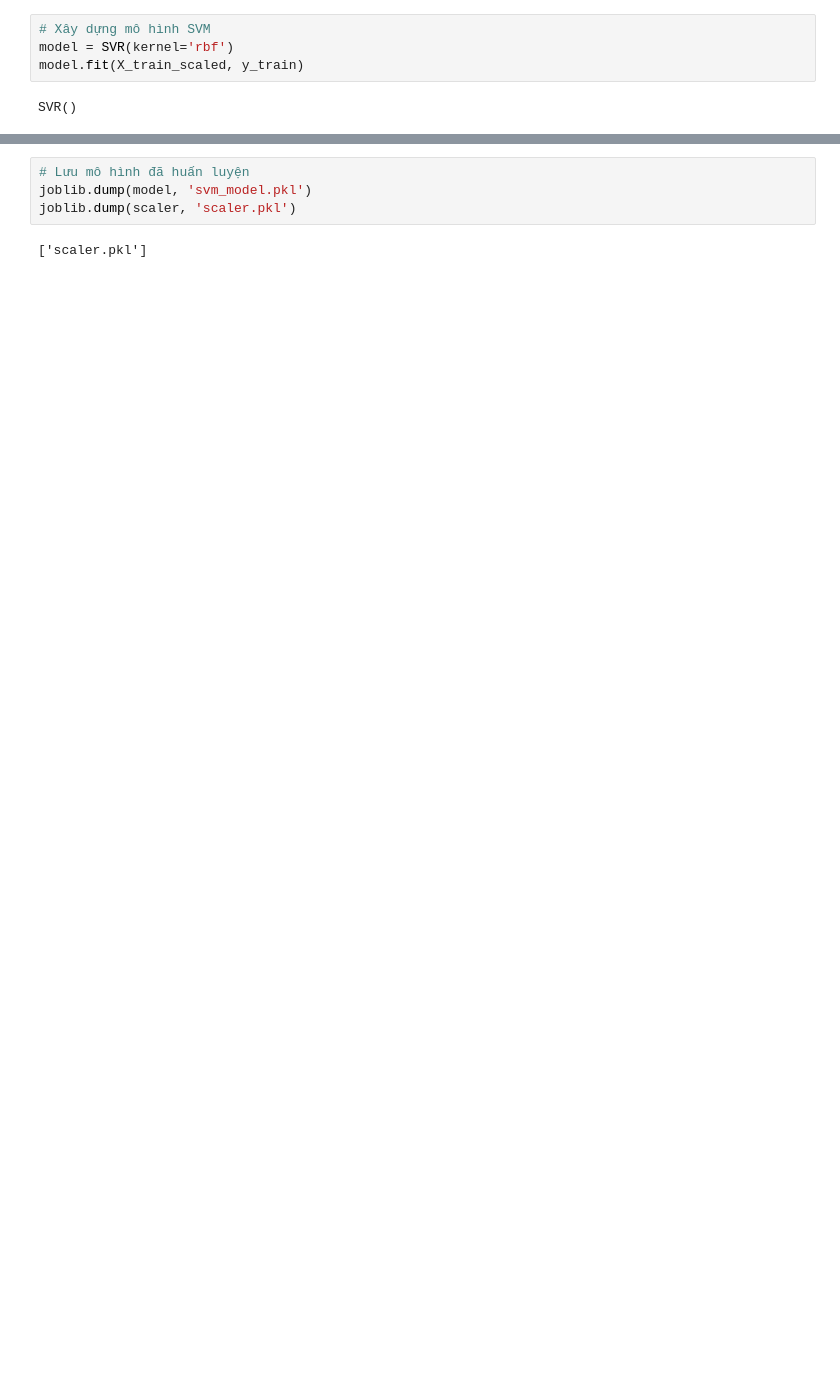
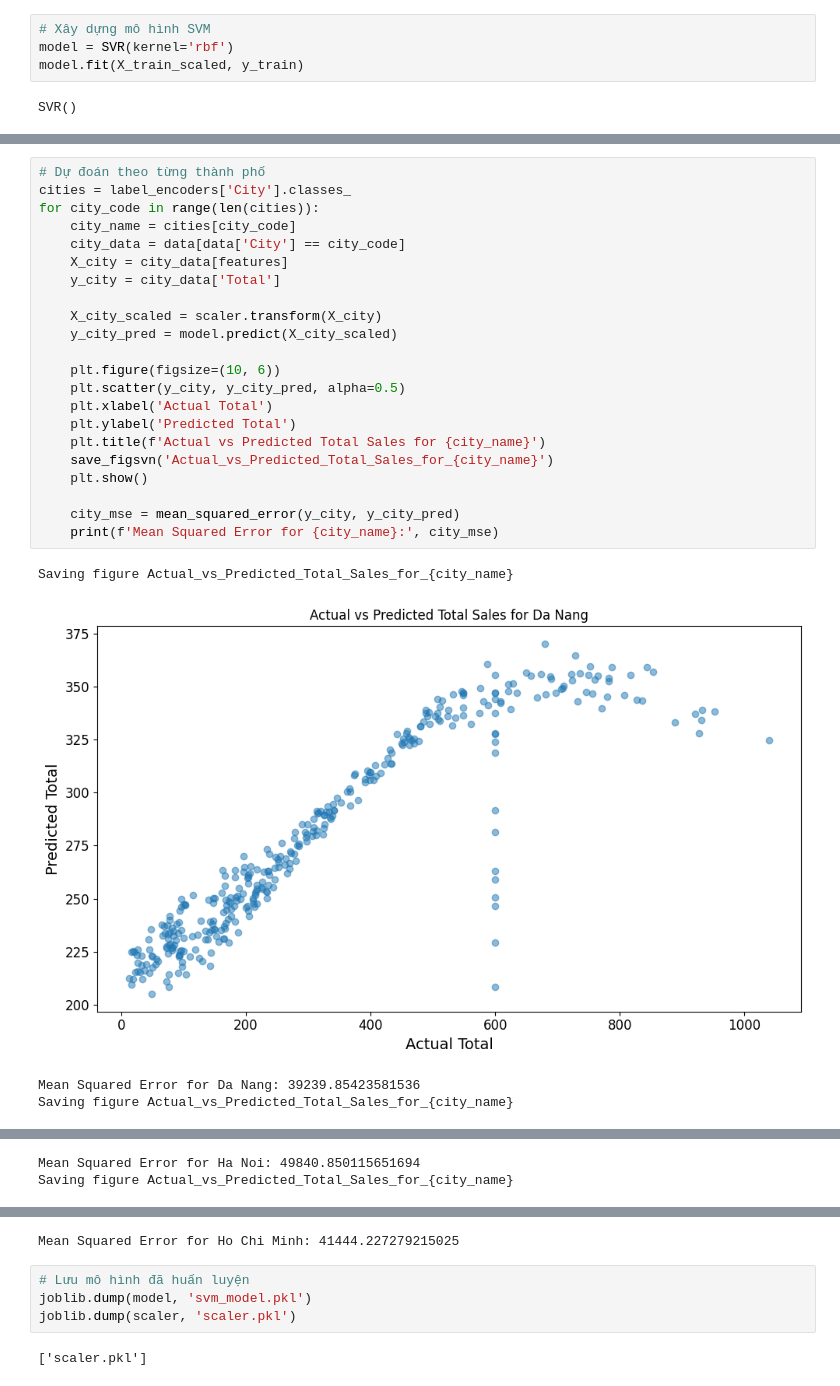
Before and after one commit to haisehi/python, a Jupyter notebook: project-machine learning/LinearRegression.ipynb, the cells around one changed output, grey strips where cells are left out. Cells and saved outputs as stored; diff of their text form; blank space fills up the shorter version.

```diff
--- a/project-machine learning/LinearRegression.ipynb
+++ b/project-machine learning/LinearRegression.ipynb
@@ -549,0 +620,27 @@ Saving figure SVM_model_predictions_plot
+# %%
+# Dự đoán theo từng thành phố
+cities = label_encoders['City'].classes_
+for city_code in range(len(cities)):
+    city_name = cities[city_code]
+    city_data = data[data['City'] == city_code]
+    X_city = city_data[features]
+    y_city = city_data['Total']
+
+    X_city_scaled = scaler.transform(X_city)
+    y_city_pred = model.predict(X_city_scaled)
+
+    plt.figure(figsize=(10, 6))
+    plt.scatter(y_city, y_city_pred, alpha=0.5)
+    plt.xlabel('Actual Total')
+    plt.ylabel('Predicted Total')
+    plt.title(f'Actual vs Predicted Total Sales for {city_name}')
+    save_figsvn('Actual_vs_Predicted_Total_Sales_for_{city_name}')
+    plt.show()
+
+    city_mse = mean_squared_error(y_city, y_city_pred)
+    print(f'Mean Squared Error for {city_name}:', city_mse)
+# %% [output]
+Saving figure Actual_vs_Predicted_Total_Sales_for_{city_name}
+[figure, added]
+Mean Squared Error for Da Nang: 39239.85423581536
+Saving figure Actual_vs_Predicted_Total_Sales_for_{city_name}
@@ -549,0 +648,2 @@ Saving figure SVM_model_predictions_plot
+Mean Squared Error for Ha Noi: 49840.850115651694
+Saving figure Actual_vs_Predicted_Total_Sales_for_{city_name}
@@ -550,3 +651,4 @@ Saving figure SVM_model_predictions_plot
+Mean Squared Error for Ho Chi Minh: 41444.227279215025
 # %%
 # Lưu mô hình đã huấn luyện
 joblib.dump(model, 'svm_model.pkl')
```
Also changed, not shown: parts of 16 cells of this notebook, 7 other files.
